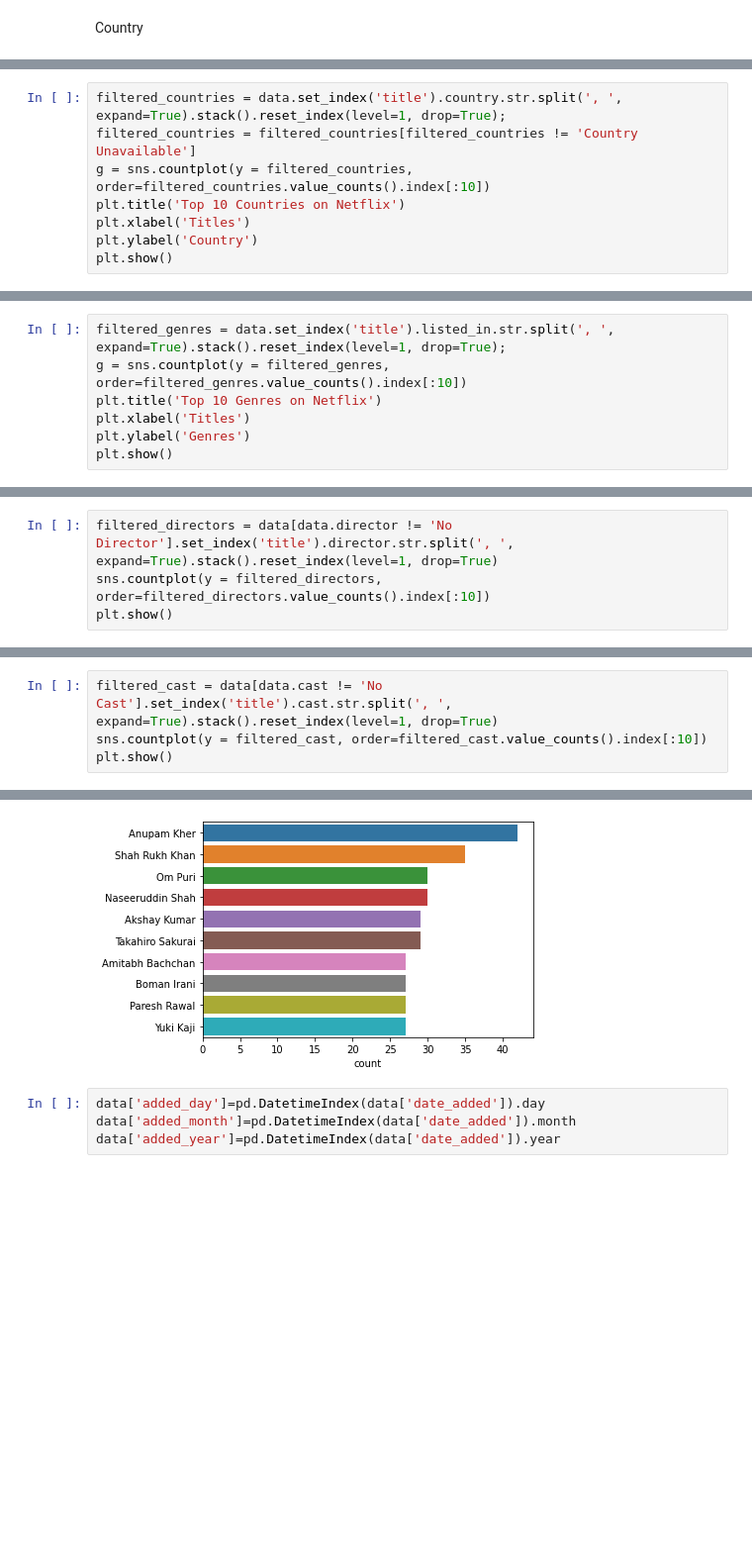
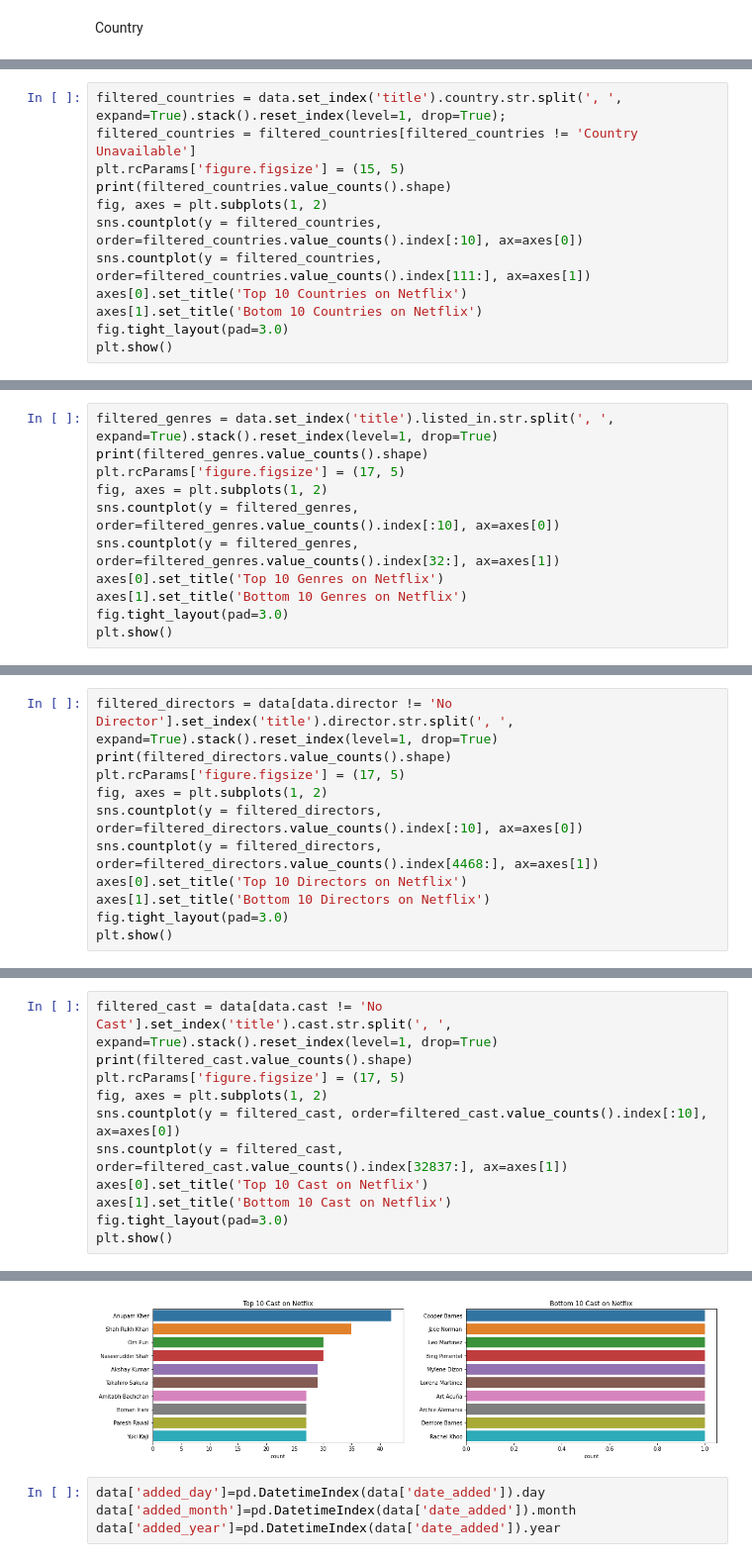
Before and after one commit to kiran2424/Netflix-Movies-and-TV-Shows-Clustering, a Jupyter notebook: NETFLIX_MOVIES_AND_TV_SHOWS_CLUSTERING.ipynb, the cells around one changed output, grey strips where cells are left out. Shown at 99% size. Saved outputs shown, nothing was run; the diff lists cells and outputs as text; blank space fills up the shorter version.

```diff
--- a/NETFLIX_MOVIES_AND_TV_SHOWS_CLUSTERING.ipynb
+++ b/NETFLIX_MOVIES_AND_TV_SHOWS_CLUSTERING.ipynb
@@ -222,9 +224,13 @@ Country
 # %%
 filtered_countries = data.set_index('title').country.str.split(', ', expand=True).stack().reset_index(level=1, drop=True);
 filtered_countries = filtered_countries[filtered_countries != 'Country Unavailable']
-g = sns.countplot(y = filtered_countries, order=filtered_countries.value_counts().index[:10])
-plt.title('Top 10 Countries on Netflix')
-plt.xlabel('Titles')
-plt.ylabel('Country')
+plt.rcParams['figure.figsize'] = (15, 5)
+print(filtered_countries.value_counts().shape)
+fig, axes = plt.subplots(1, 2)
+sns.countplot(y = filtered_countries, order=filtered_countries.value_counts().index[:10], ax=axes[0])
+sns.countplot(y = filtered_countries, order=filtered_countries.value_counts().index[111:], ax=axes[1])
+axes[0].set_title('Top 10 Countries on Netflix')
+axes[1].set_title('Botom 10 Countries on Netflix')
+fig.tight_layout(pad=3.0)
 plt.show()
 # %% [output]
@@ -232,8 +241,12 @@ plt.show()
 # %%
-filtered_genres = data.set_index('title').listed_in.str.split(', ', expand=True).stack().reset_index(level=1, drop=True);
-g = sns.countplot(y = filtered_genres, order=filtered_genres.value_counts().index[:10])
-plt.title('Top 10 Genres on Netflix')
-plt.xlabel('Titles')
-plt.ylabel('Genres')
+filtered_genres = data.set_index('title').listed_in.str.split(', ', expand=True).stack().reset_index(level=1, drop=True)
+print(filtered_genres.value_counts().shape)
+plt.rcParams['figure.figsize'] = (17, 5)
+fig, axes = plt.subplots(1, 2)
+sns.countplot(y = filtered_genres, order=filtered_genres.value_counts().index[:10], ax=axes[0])
+sns.countplot(y = filtered_genres, order=filtered_genres.value_counts().index[32:], ax=axes[1])
+axes[0].set_title('Top 10 Genres on Netflix')
+axes[1].set_title('Bottom 10 Genres on Netflix')
+fig.tight_layout(pad=3.0)
 plt.show()
 # %% [output]
@@ -241,5 +255,12 @@ plt.show()
 # %%
 filtered_directors = data[data.director != 'No Director'].set_index('title').director.str.split(', ', expand=True).stack().reset_index(level=1, drop=True)
-sns.countplot(y = filtered_directors, order=filtered_directors.value_counts().index[:10])
+print(filtered_directors.value_counts().shape)
+plt.rcParams['figure.figsize'] = (17, 5)
+fig, axes = plt.subplots(1, 2)
+sns.countplot(y = filtered_directors, order=filtered_directors.value_counts().index[:10], ax=axes[0])
+sns.countplot(y = filtered_directors, order=filtered_directors.value_counts().index[4468:], ax=axes[1])
+axes[0].set_title('Top 10 Directors on Netflix')
+axes[1].set_title('Bottom 10 Directors on Netflix')
+fig.tight_layout(pad=3.0)
 plt.show()
 # %% [output]
@@ -247,5 +269,12 @@ plt.show()
 # %%
 filtered_cast = data[data.cast != 'No Cast'].set_index('title').cast.str.split(', ', expand=True).stack().reset_index(level=1, drop=True)
-sns.countplot(y = filtered_cast, order=filtered_cast.value_counts().index[:10])
+print(filtered_cast.value_counts().shape)
+plt.rcParams['figure.figsize'] = (17, 5)
+fig, axes = plt.subplots(1, 2)
+sns.countplot(y = filtered_cast, order=filtered_cast.value_counts().index[:10], ax=axes[0])
+sns.countplot(y = filtered_cast, order=filtered_cast.value_counts().index[32837:], ax=axes[1])
+axes[0].set_title('Top 10 Cast on Netflix')
+axes[1].set_title('Bottom 10 Cast on Netflix')
+fig.tight_layout(pad=3.0)
 plt.show()
 # %% [output]
@@ -252,4 +282,4 @@ plt.show()
-[figure, old version]
+[figure, new version]
 # %%
 data['added_day']=pd.DatetimeIndex(data['date_added']).day
 data['added_month']=pd.DatetimeIndex(data['date_added']).month
```
Also changed, not shown: parts of 28 cells of this notebook.
